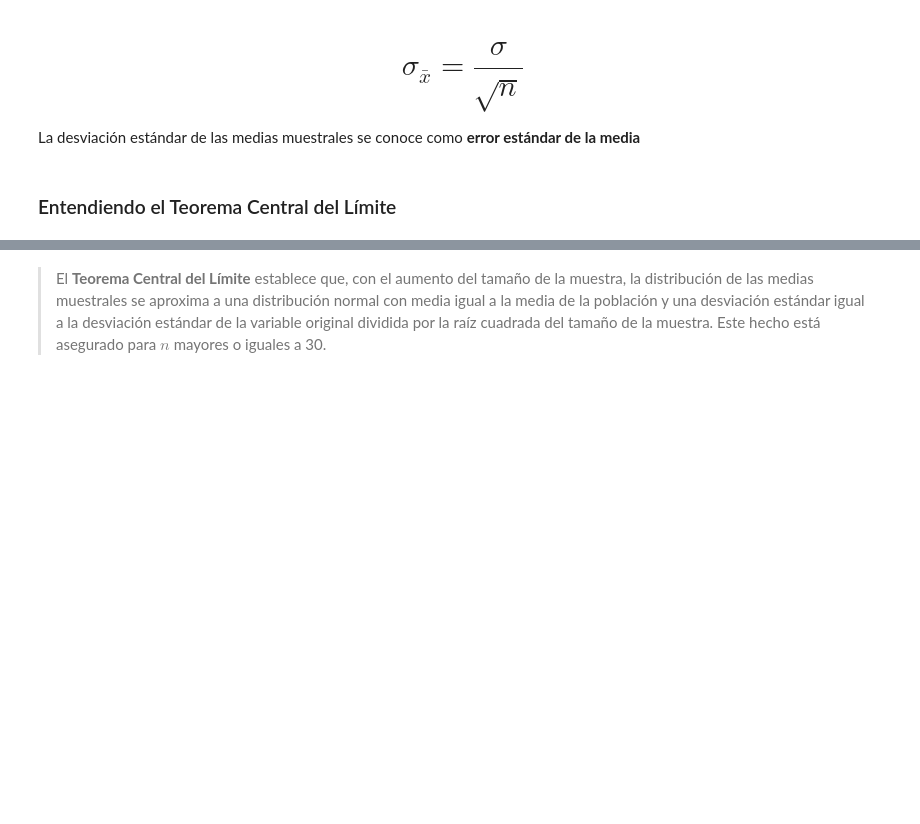
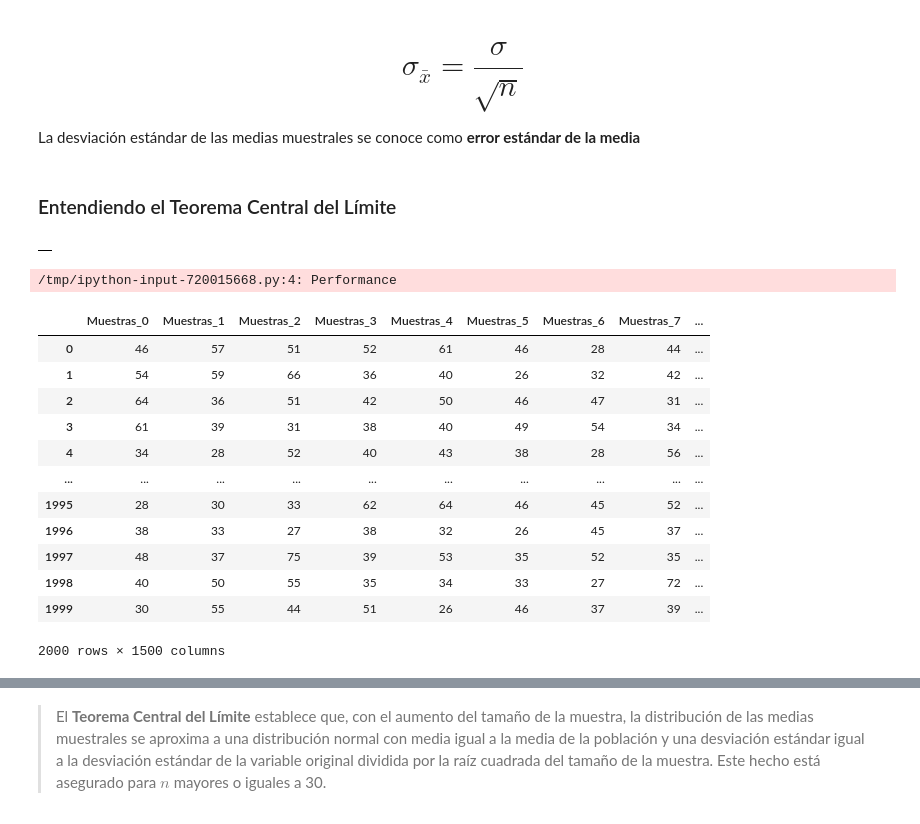
Before and after one commit to smringdesigns/Estadisticas_Probabilidad_Muestreo, a Jupyter notebook: Curso_Estadistica_Parte_2.ipynb, the cells around one changed output, grey strips where cells are left out. Saved outputs shown, nothing was run; the diff lists cells and outputs as text; code cells hidden in the pictures; blank space fills up the shorter version.

```diff
--- a/Curso_Estadistica_Parte_2.ipynb
+++ b/Curso_Estadistica_Parte_2.ipynb
@@ -811,0 +841,27 @@ La desviación estándar de las medias muestrales se conoce como **error estánd
+# %%
+muestras = pd.DataFrame()
+muestras
+# %% [output]
+|  |
+# %%
+for i in range(total_de_muestras):
+  _ = datos.Edad.sample(n)
+  _.index = range(0, len(_))
+  muestras['Muestras_' + str(i)] = _
+
+muestras
+# %% [output]
+/tmp/ipython-input-720015668.py:4: Performance
+|  | Muestras_0 | Muestras_1 | Muestras_2 | Muestras_3 | Muestras_4 | Muestras_5 | Muestras_6 | Muestras_7 | ... |
+| 0 | 46 | 57 | 51 | 52 | 61 | 46 | 28 | 44 | ... |
+| 1 | 54 | 59 | 66 | 36 | 40 | 26 | 32 | 42 | ... |
+| 2 | 64 | 36 | 51 | 42 | 50 | 46 | 47 | 31 | ... |
+| 3 | 61 | 39 | 31 | 38 | 40 | 49 | 54 | 34 | ... |
+| 4 | 34 | 28 | 52 | 40 | 43 | 38 | 28 | 56 | ... |
+| ... | ... | ... | ... | ... | ... | ... | ... | ... | ... |
+| 1995 | 28 | 30 | 33 | 62 | 64 | 46 | 45 | 52 | ... |
+| 1996 | 38 | 33 | 27 | 38 | 32 | 26 | 45 | 37 | ... |
+| 1997 | 48 | 37 | 75 | 39 | 53 | 35 | 52 | 35 | ... |
+| 1998 | 40 | 50 | 55 | 35 | 34 | 33 | 27 | 72 | ... |
+| 1999 | 30 | 55 | 44 | 51 | 26 | 46 | 37 | 39 | ... |
+2000 rows × 1500 columns
```
Also changed, not shown: parts of 34 cells of this notebook.
